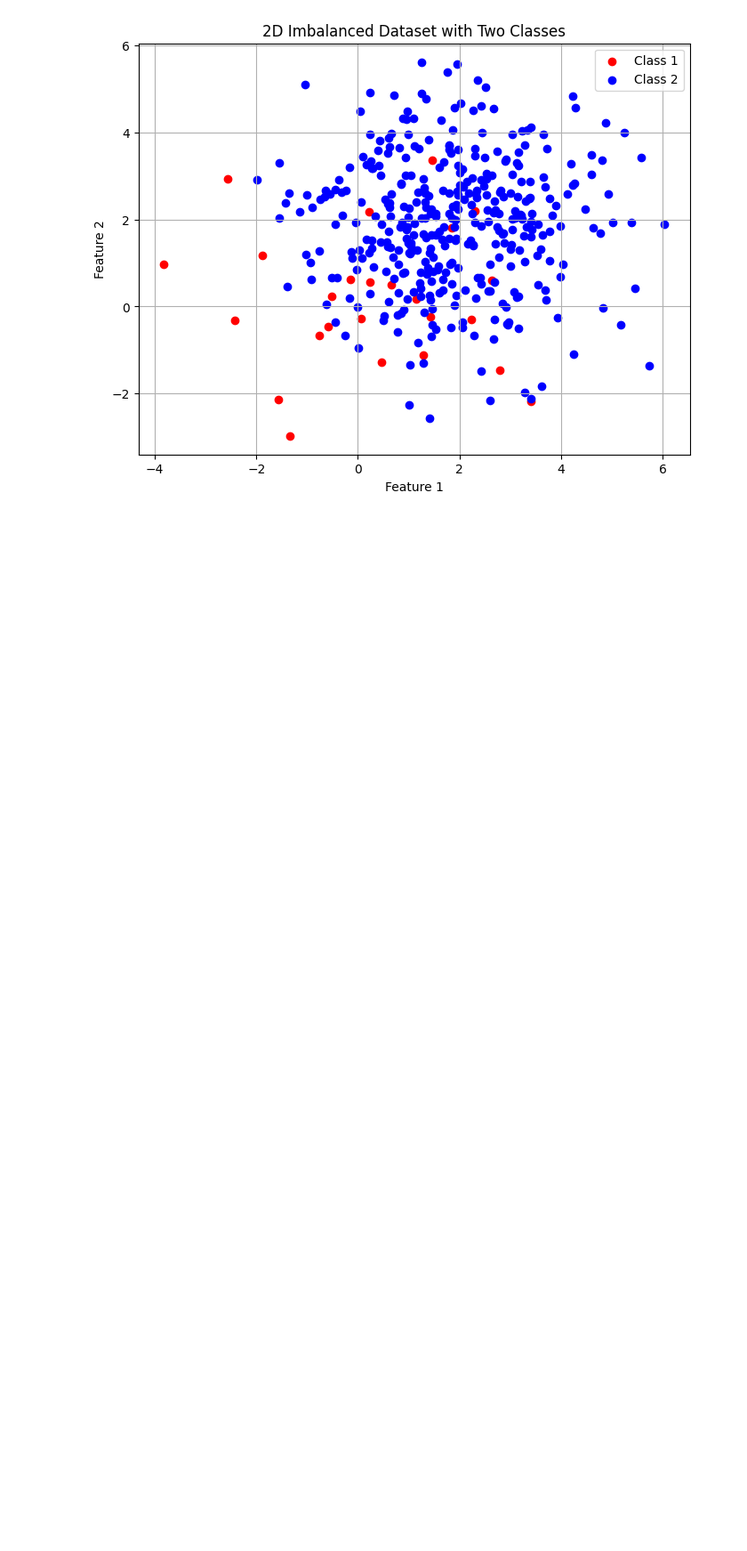
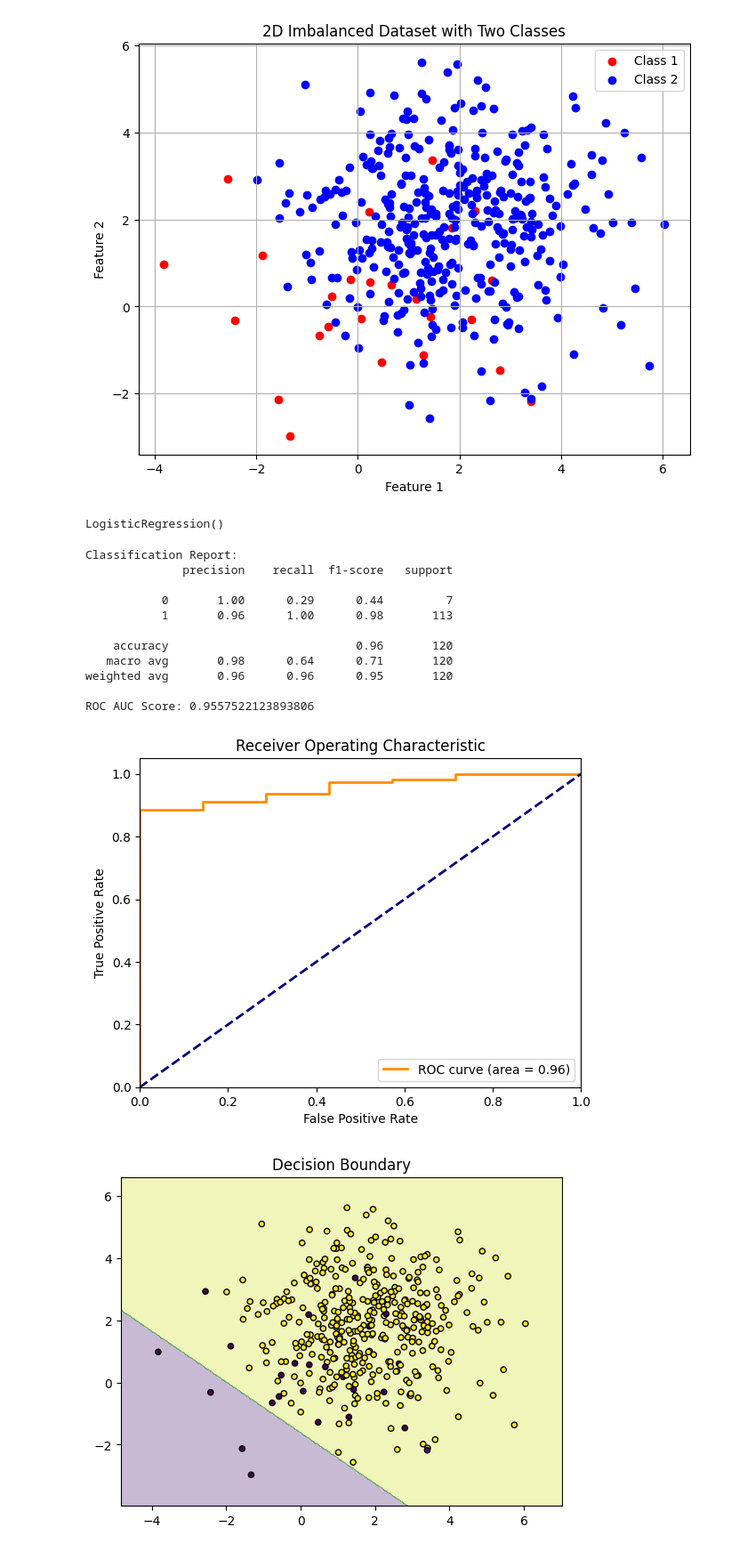
Before and after one commit to ajaykumar080286/MachineLearning, a Jupyter notebook: imbalanced_data_yt.ipynb, the cells around one changed output. Shown: that part at 89% size. Saved outputs shown, nothing was run; the diff lists cells and outputs as text; code cells hidden in the pictures; blank space fills up the shorter version.

```diff
--- a/imbalanced_data_yt.ipynb
+++ b/imbalanced_data_yt.ipynb
@@ -37,3 +43,66 @@ plt.grid(True)
 plt.show()
 # %% [output]
 [figure]
+# %%
+# Split dataset into training and testing sets
+X_train, X_test, y_train, y_test = train_test_split(X, y, test_size=0.3, random_state=42)
+
+# Initialize and train RandomForest classifier
+classifier = LogisticRegression()
+classifier.fit(X_train, y_train)
+# %% [output]
+LogisticRegression()
+# %%
+y_pred = classifier.predict(X_test)
+y_proba = classifier.predict_proba(X_test)[:, 1]
+# %%
+# Print classification report
+print("Classification Report:")
+print(classification_report(y_test, y_pred))
+
+# Print ROC AUC Score
+print("ROC AUC Score:", roc_auc_score(y_test, y_proba))
+
+# Plotting ROC AUC Curve
+fpr, tpr, _ = roc_curve(y_test, y_proba)
+plt.figure()
+plt.plot(fpr, tpr, color='darkorange', lw=2, label='ROC curve (area = %0.2f)' % roc_auc_score(y_test, y_proba))
+plt.plot([0, 1], [0, 1], color='navy', lw=2, linestyle='--')
+plt.xlim([0.0, 1.0])
+plt.ylim([0.0, 1.05])
+plt.xlabel('False Positive Rate')
+plt.ylabel('True Positive Rate')
+plt.title('Receiver Operating Characteristic')
+plt.legend(loc="lower right")
+plt.show()
+
+# Function to plot decision boundaries
+def plot_decision_boundaries(X, y, model):
+    plot_step = 0.02
+    x_min, x_max = X[:, 0].min() - 1, X[:, 0].max() + 1
+    y_min, y_max = X[:, 1].min() - 1, X[:, 1].max() + 1
+    xx, yy = np.meshgrid(np.arange(x_min, x_max, plot_step),
+                         np.arange(y_min, y_max, plot_step))
+    Z = model.predict(np.c_[xx.ravel(), yy.ravel()])
+    Z = Z.reshape(xx.shape)
+    plt.contourf(xx, yy, Z, alpha=0.3)
+    plt.scatter(X[:, 0], X[:, 1], c=y, edgecolors='k', s=20)
+    plt.title("Decision Boundary")
+    plt.show()
+
+# Plot decision boundary
+plot_decision_boundaries(X, y, classifier)
+# %% [output]
+Classification Report:
+              precision    recall  f1-score   support
+
+           0       1.00      0.29      0.44         7
+           1       0.96      1.00      0.98       113
+
+    accuracy                           0.96       120
+   macro avg       0.98      0.64      0.71       120
+weighted avg       0.96      0.96      0.95       120
+
+ROC AUC Score: 0.9557522123893806
+[figure, added]
+[figure, added]
```
Also changed, not shown: parts of 6 cells of this notebook.
